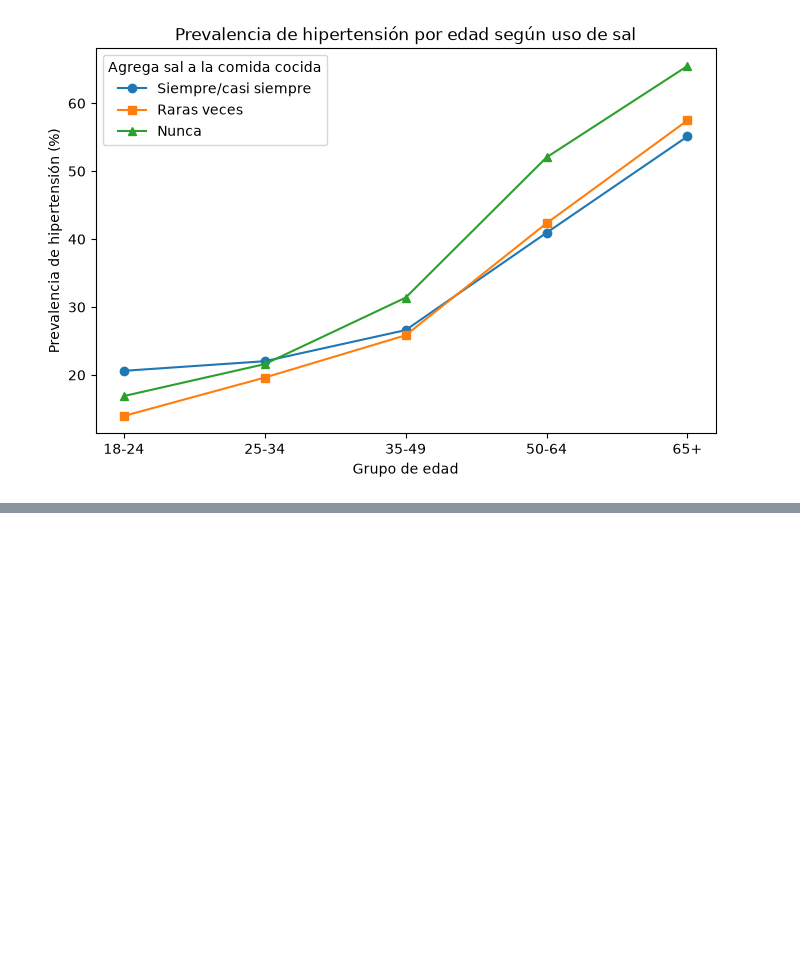
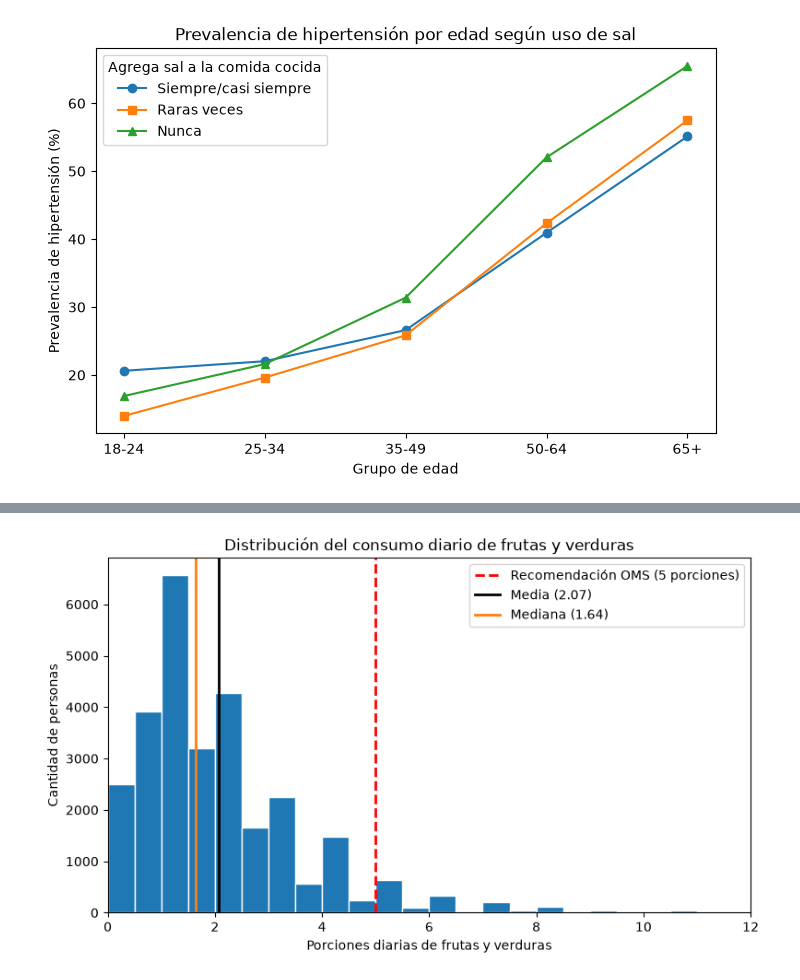
Before and after one commit to Acaide04/Analisis_ENFR_2018, a Jupyter notebook: main.ipynb, the cells around one changed output, grey strips where cells are left out. Cells and saved outputs as stored; diff of their text form; code cells hidden in the pictures; blank space fills up the shorter version.

Commit message:
analisis de hipotesis enunciado

```diff
--- a/main.ipynb
+++ b/main.ipynb
@@ -780,0 +831,93 @@ ModuleNotFoundError: No module named 'statsmodels'
+# %%
+# ============================================================
+# HIPÓTESIS A (obligatoria)
+# "El consumo diario de frutas y verduras en la población adulta argentina
+#  es inferior a las 5 porciones diarias recomendadas por la OMS"
+# H0: mu >= 5   |   H1: mu < 5   |   alpha = 0.05
+# ============================================================
+
+# Paso 1: variables de la hipótesis
+fv = pd.to_numeric(df_AL['promedio_fv_diario'], errors='coerce').dropna()
+dias_porciones = df_HIPOTESIS[['bial03', 'bial04', 'bial05', 'bial06']].apply(pd.to_numeric, errors='coerce')
+mu0 = 5
+alpha = 0.05
+
+print("Casos válidos:", len(fv))
+
+# Paso 2: análisis descriptivo
+print("\nPromedio diario de porciones de frutas y verduras:")
+print(fv.describe().round(2))
+print("Asimetría = %.2f | Curtosis = %.2f" % (fv.skew(), fv.kurt()))
+print("Personas que alcanzan las 5 porciones diarias: %.1f%%" % (100 * (fv >= mu0).mean()))
+
+print("\nComponentes del consumo (días por semana y porciones por día):")
+print(dias_porciones.describe().T[['count', 'mean', '50%', 'min', 'max']].round(2))
+
+# Gráfico 1: histograma con la recomendación de la OMS, la media y la mediana
+plt.figure(figsize=(9, 5))
+plt.hist(fv, bins=np.arange(0, fv.max() + 0.5, 0.5), color='tab:blue', edgecolor='white')
+plt.axvline(mu0, color='red', linestyle='--', linewidth=2, label='Recomendación OMS (5 porciones)')
+plt.axvline(fv.mean(), color='black', linewidth=2, label=f'Media ({fv.mean():.2f})')
+plt.axvline(fv.median(), color='tab:orange', linewidth=2, label=f'Mediana ({fv.median():.2f})')
+plt.xlim(0, 12)
+plt.xlabel('Porciones diarias de frutas y verduras')
+plt.ylabel('Cantidad de personas')
+plt.title('Distribución del consumo diario de frutas y verduras')
+plt.legend()
+plt.show()
+
+# Gráfico 2: diagrama de caja (boxplot) con la recomendación de la OMS
+plt.figure(figsize=(9, 3))
+plt.boxplot(fv, orientation='horizontal', widths=0.5)
+plt.axvline(mu0, color='red', linestyle='--', linewidth=2, label='Recomendación OMS (5 porciones)')
+plt.yticks([])
+plt.xlabel('Porciones diarias de frutas y verduras')
+plt.title('Diagrama de caja del consumo diario de frutas y verduras')
+plt.legend()
+plt.tight_layout()
+plt.show()
+
+# Gráfico 3: barras agrupadas de días por semana que consume frutas y verduras
+dias_fruta = dias_porciones['bial03'].value_counts(normalize=True).sort_index() * 100
+dias_verdura = dias_porciones['bial05'].value_counts(normalize=True).sort_index() * 100
+dias = np.arange(0, 8)
+plt.figure(figsize=(9, 5))
+plt.bar(dias - 0.2, dias_fruta.reindex(dias, fill_value=0), width=0.4, label='Frutas (bial03)', color='tab:orange')
+plt.bar(dias + 0.2, dias_verdura.reindex(dias, fill_value=0), width=0.4, label='Verduras (bial05)', color='tab:green')
+plt.xticks(dias)
+plt.xlabel('Días por semana que consume')
+plt.ylabel('% de personas')
+plt.title('Frecuencia semanal de consumo de frutas y de verduras')
+plt.legend()
+plt.show()
+
+# Paso 3: verificación de normalidad
+z = (fv - fv.mean()) / fv.std()
+ks_stat, ks_p = stats.kstest(z, 'norm')
+print("\n[Kolmogorov-Smirnov] D = %.4f | p-valor = %.4g" % (ks_stat, ks_p))
+print("La distribución NO es normal" if ks_p < alpha else "No se rechaza la normalidad")
+
+# Gráfico 4: gráfico Q-Q contra la distribución normal
+plt.figure(figsize=(6, 6))
+stats.probplot(fv, dist='norm', plot=plt)
+plt.xlabel('Cuantiles teóricos (normal)')
+plt.ylabel('Valores observados')
+plt.title('Gráfico Q-Q: consumo de frutas y verduras vs distribución normal')
+plt.show()
+
+# Paso 4: test t para una muestra (paramétrico)
+t_stat, p_t = stats.ttest_1samp(fv, mu0, alternative='less')
+print("\n[Test t una muestra] media = %.3f | t = %.2f | p-valor = %.4g" % (fv.mean(), t_stat, p_t))
+print("Se rechaza H0: el consumo medio es menor a 5 porciones" if p_t < alpha else "No se rechaza H0")
+
+# Paso 5: test de Wilcoxon de rangos con signo (no paramétrico)
+w_stat, p_w = stats.wilcoxon(fv - mu0, alternative='less')
+print("\n[Wilcoxon] mediana = %.2f | W = %.0f | p-valor = %.4g" % (fv.median(), w_stat, p_w))
+print("Se rechaza H0: la mediana es menor a 5 porciones" if p_w < alpha else "No se rechaza H0")
+
+# Paso 6: intervalo de confianza del 95% para la media y tamaño del efecto
+ic = stats.t.interval(0.95, len(fv) - 1, loc=fv.mean(), scale=stats.sem(fv))
+d_cohen = (fv.mean() - mu0) / fv.std()
+print("\nIC 95%% de la media: [%.3f, %.3f] porciones" % ic)
+print("d de Cohen = %.2f (|d| >= 0.8 se considera un efecto grande)" % d_cohen)
+# %% [output]
@@ -780,0 +941 @@ ModuleNotFoundError: No module named 'statsmodels'
+[figure, added]
```
Also changed, not shown: parts of 12 cells of this notebook.
